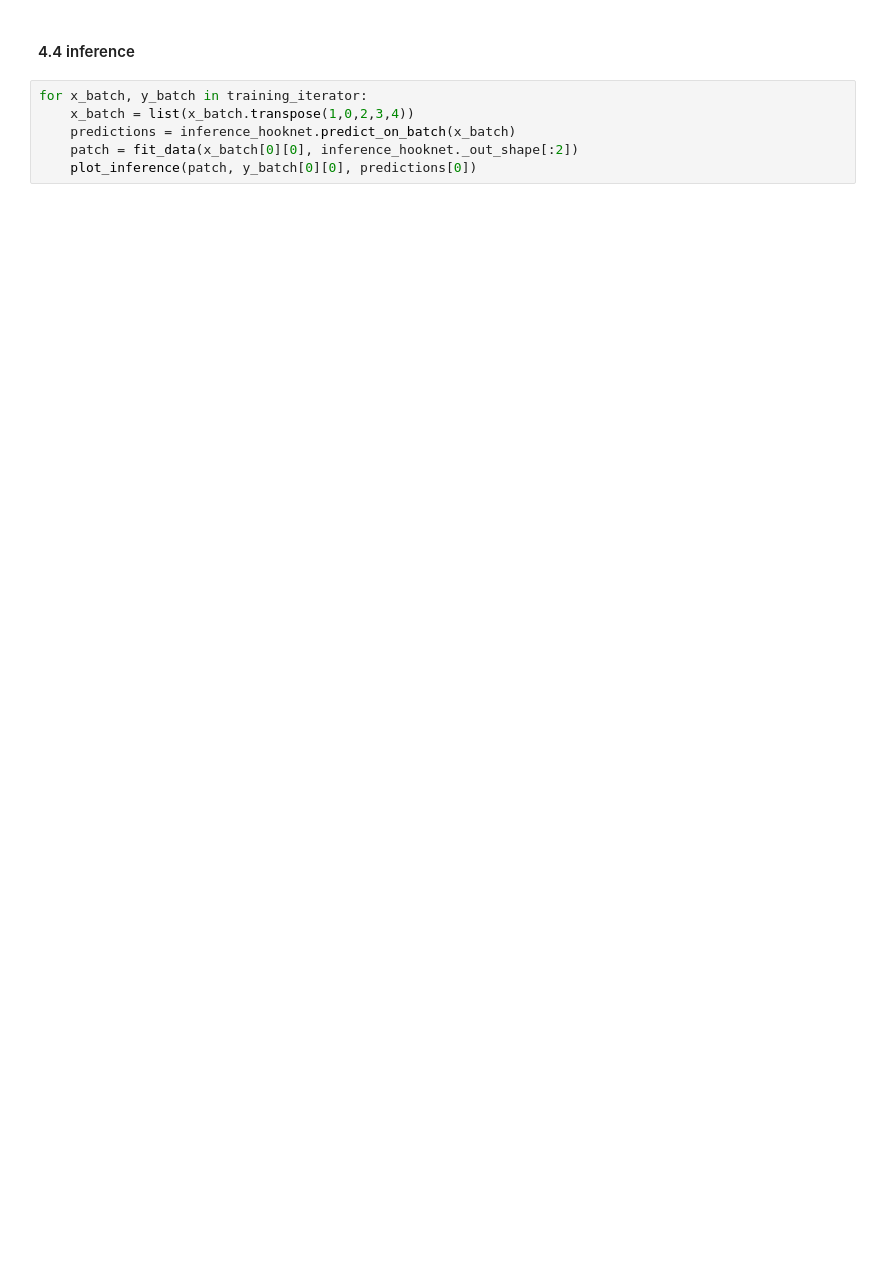
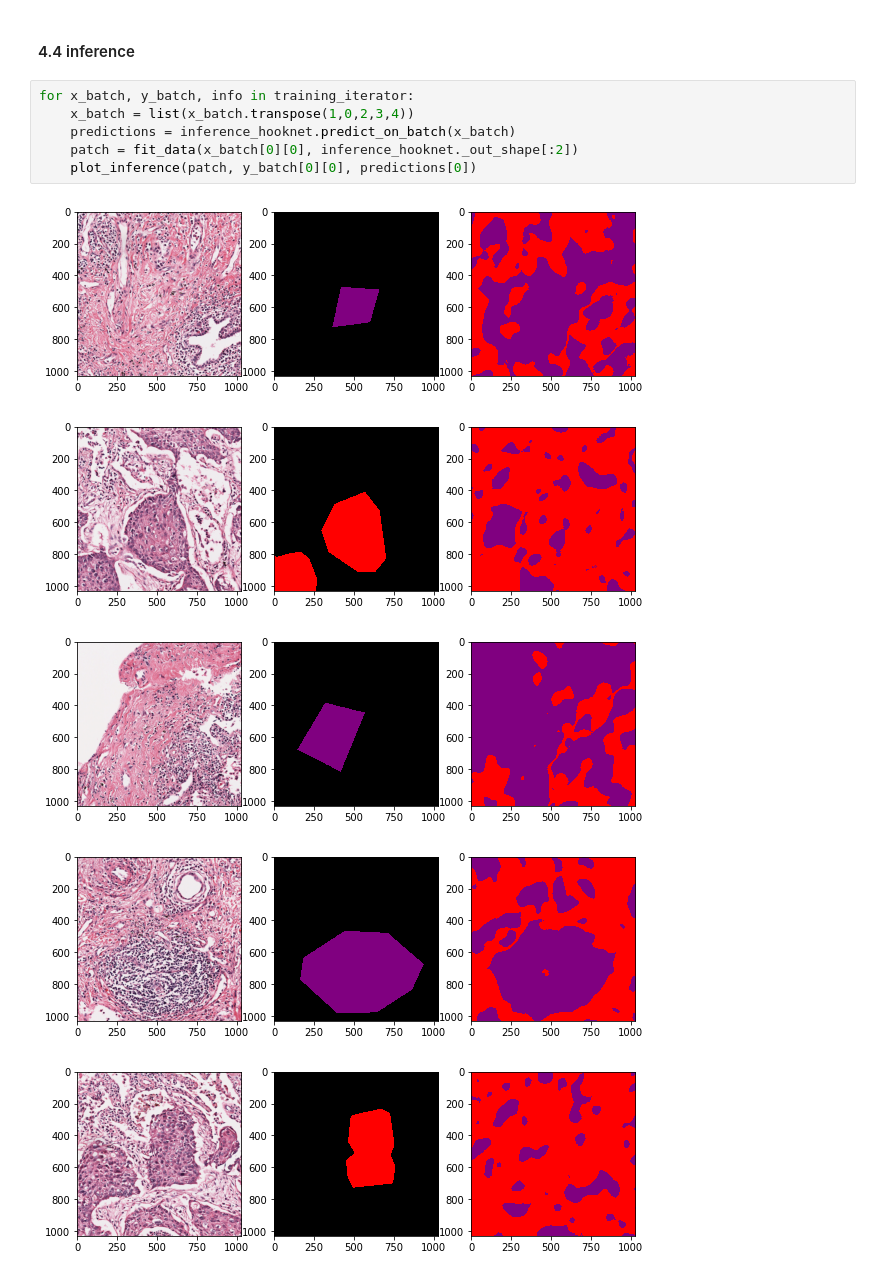
Before and after one commit to DIAGNijmegen/pathology-hooknet, a Jupyter notebook: notebooks/HookNetPracticalGuide.ipynb, the cells around one changed output. Saved outputs shown, nothing was run; the diff lists cells and outputs as text; blank space fills up the shorter version.

```diff
--- a/notebooks/HookNetPracticalGuide.ipynb
+++ b/notebooks/HookNetPracticalGuide.ipynb
@@ -222,8 +232,14 @@ inference_hooknet = HookNet(input_shape=input_shape,
 # %% [markdown]
 #### 4.4 inference
 # %%
-for x_batch, y_batch in training_iterator:
+for x_batch, y_batch, info in training_iterator:
     x_batch = list(x_batch.transpose(1,0,2,3,4))
     predictions = inference_hooknet.predict_on_batch(x_batch)
     patch = fit_data(x_batch[0][0], inference_hooknet._out_shape[:2])
     plot_inference(patch, y_batch[0][0], predictions[0])
+# %% [output]
+[figure, added]
+[figure, added]
+[figure, added]
+[figure, added]
+[figure, added]
```
Also changed, not shown: parts of 5 cells of this notebook.
